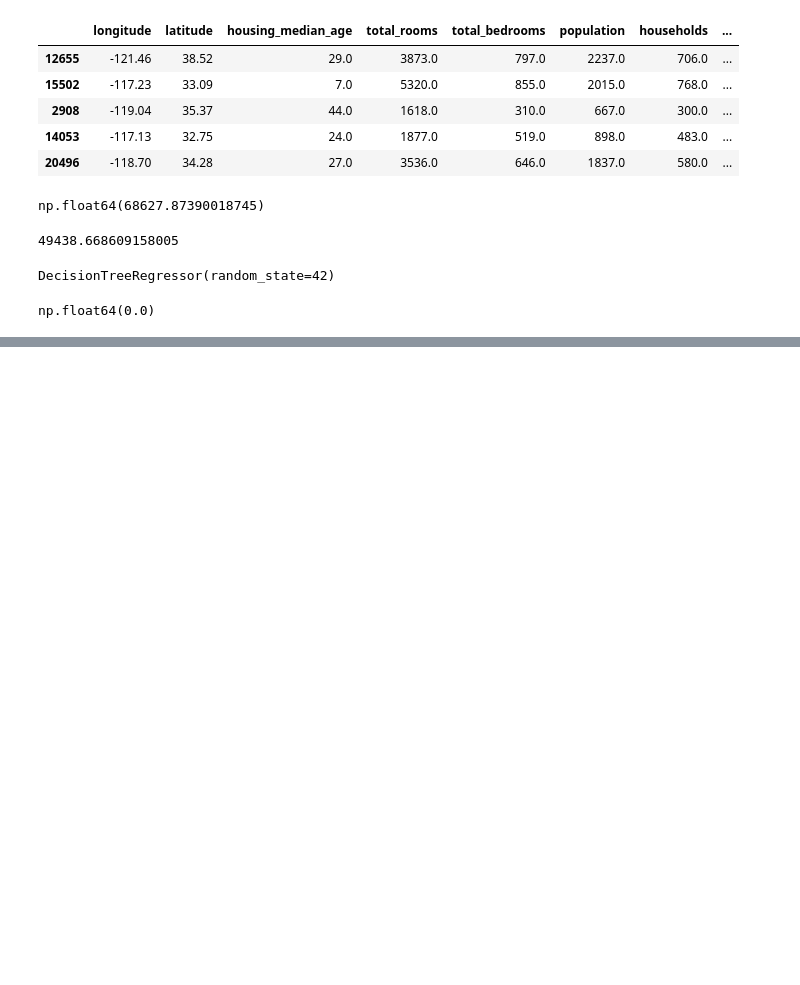
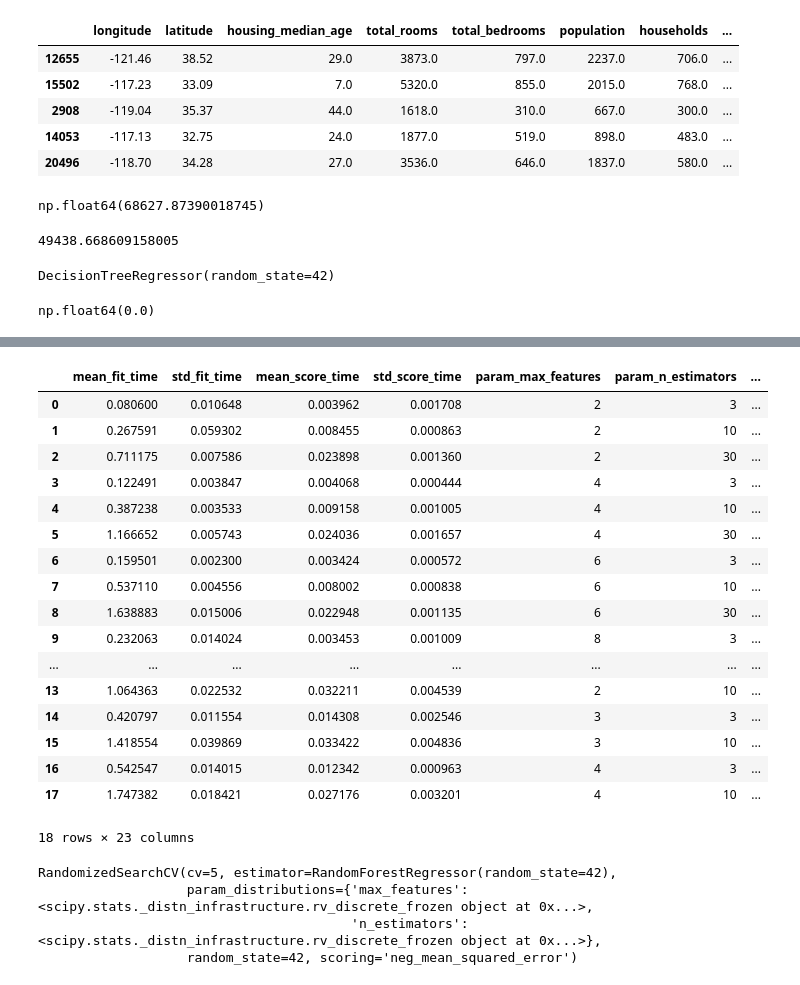
Before and after one commit to aman2909-creator/housing-ml-project, a Jupyter notebook: project1.ipynb, the cells around one changed output, grey strips where cells are left out. Cells and saved outputs as stored; diff of their text form; code cells hidden in the pictures; blank space fills up the shorter version.

```diff
--- a/project1.ipynb
+++ b/project1.ipynb
@@ -647,0 +678,4 @@ np.float64(0.0)
+# %%
+from sklearn.ensemble import RandomForestRegressor
+forest_reg = RandomForestRegressor(n_estimators=100,random_state=42)
+forest_reg.fit(housing_prepared, housing_labels)
@@ -647,0 +705,14 @@ np.float64(0.0)
+# %%
+from sklearn.model_selection import GridSearchCV
+param_grid = [
+    {'n_estimators': [3, 10, 30], 'max_features': [2, 4, 6, 8]},
+    {'bootstrap': [False], 'n_estimators': [3, 10], 'max_features': [2, 3, 4]},
+]
+
+
+forest_reg = RandomForestRegressor(random_state=42)
+grid_search = GridSearchCV(forest_reg, param_grid, cv=5,
+                           scoring="neg_mean_squared_error",
+                           return_train_score=True)
+
+grid_search.fit(housing_prepared, housing_labels)
@@ -647,0 +757,39 @@ np.float64(0.0)
+# %%
+pd.DataFrame(grid_search.cv_results_)
+# %% [output]
+|  | mean_fit_time | std_fit_time | mean_score_time | std_score_time | param_max_features | param_n_estimators | ... |
+| 0 | 0.080600 | 0.010648 | 0.003962 | 0.001708 | 2 | 3 | ... |
+| 1 | 0.267591 | 0.059302 | 0.008455 | 0.000863 | 2 | 10 | ... |
+| 2 | 0.711175 | 0.007586 | 0.023898 | 0.001360 | 2 | 30 | ... |
+| 3 | 0.122491 | 0.003847 | 0.004068 | 0.000444 | 4 | 3 | ... |
+| 4 | 0.387238 | 0.003533 | 0.009158 | 0.001005 | 4 | 10 | ... |
+| 5 | 1.166652 | 0.005743 | 0.024036 | 0.001657 | 4 | 30 | ... |
+| 6 | 0.159501 | 0.002300 | 0.003424 | 0.000572 | 6 | 3 | ... |
+| 7 | 0.537110 | 0.004556 | 0.008002 | 0.000838 | 6 | 10 | ... |
+| 8 | 1.638883 | 0.015006 | 0.022948 | 0.001135 | 6 | 30 | ... |
+| 9 | 0.232063 | 0.014024 | 0.003453 | 0.001009 | 8 | 3 | ... |
+| ... | ... | ... | ... | ... | ... | ... | ... |
+| 13 | 1.064363 | 0.022532 | 0.032211 | 0.004539 | 2 | 10 | ... |
+| 14 | 0.420797 | 0.011554 | 0.014308 | 0.002546 | 3 | 3 | ... |
+| 15 | 1.418554 | 0.039869 | 0.033422 | 0.004836 | 3 | 10 | ... |
+| 16 | 0.542547 | 0.014015 | 0.012342 | 0.000963 | 4 | 3 | ... |
+| 17 | 1.747382 | 0.018421 | 0.027176 | 0.003201 | 4 | 10 | ... |
+18 rows × 23 columns
+# %%
+from sklearn.model_selection import RandomizedSearchCV
+from scipy.stats import randint
+
+param_distribs = {
+        'n_estimators': randint(low=1, high=200),
+        'max_features': randint(low=1, high=8),
+    }
+
+forest_reg = RandomForestRegressor(random_state=42)
+rnd_search = RandomizedSearchCV(forest_reg, param_distributions=param_distribs,
+                                n_iter=10, cv=5, scoring='neg_mean_squared_error', random_state=42)
+rnd_search.fit(housing_prepared, housing_labels)
+# %% [output]
+RandomizedSearchCV(cv=5, estimator=RandomForestRegressor(random_state=42),
+                   param_distributions={'max_features': <scipy.stats._distn_infrastructure.rv_discrete_frozen object at 0x...>,
+                                        'n_estimators': <scipy.stats._distn_infrastructure.rv_discrete_frozen object at 0x...>},
+                   random_state=42, scoring='neg_mean_squared_error')
```
Also changed, not shown: parts of 20 cells of this notebook.
